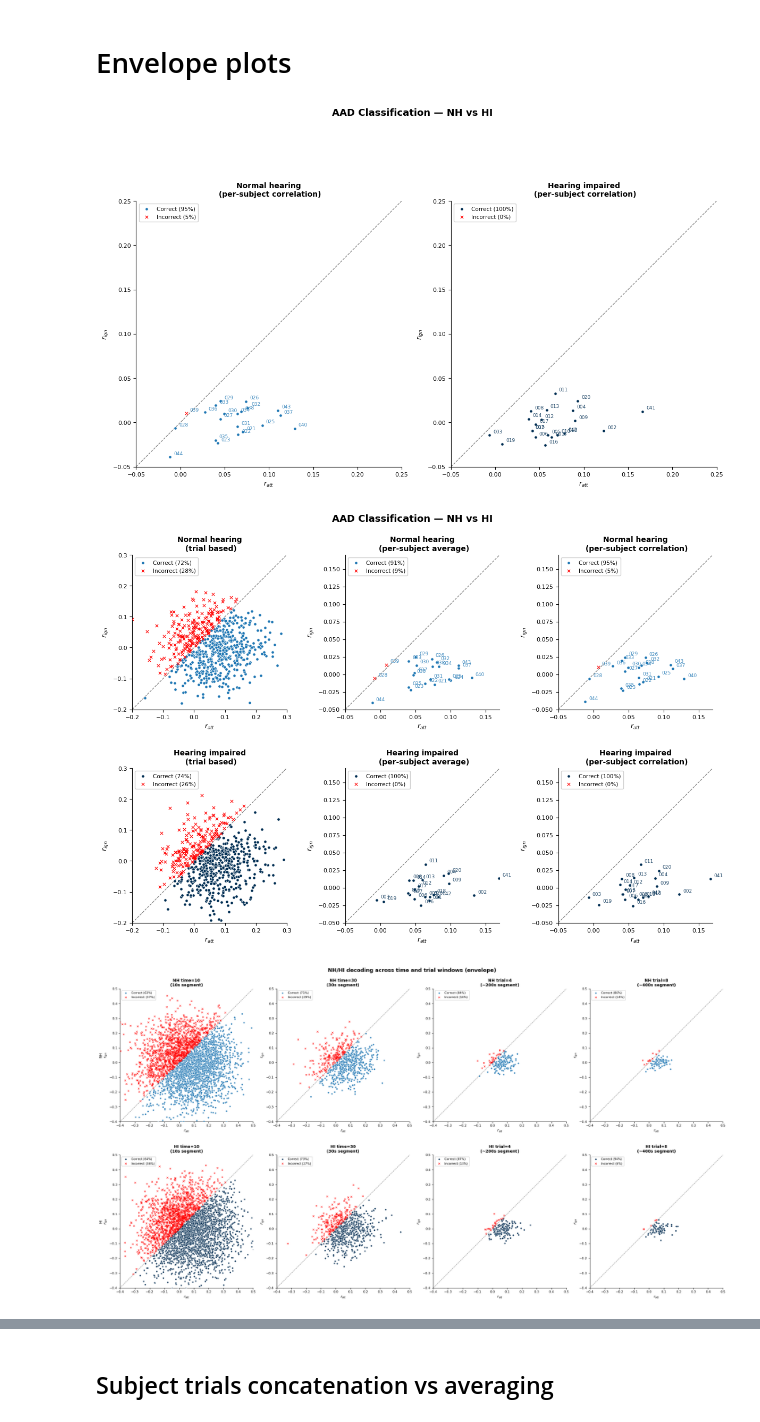
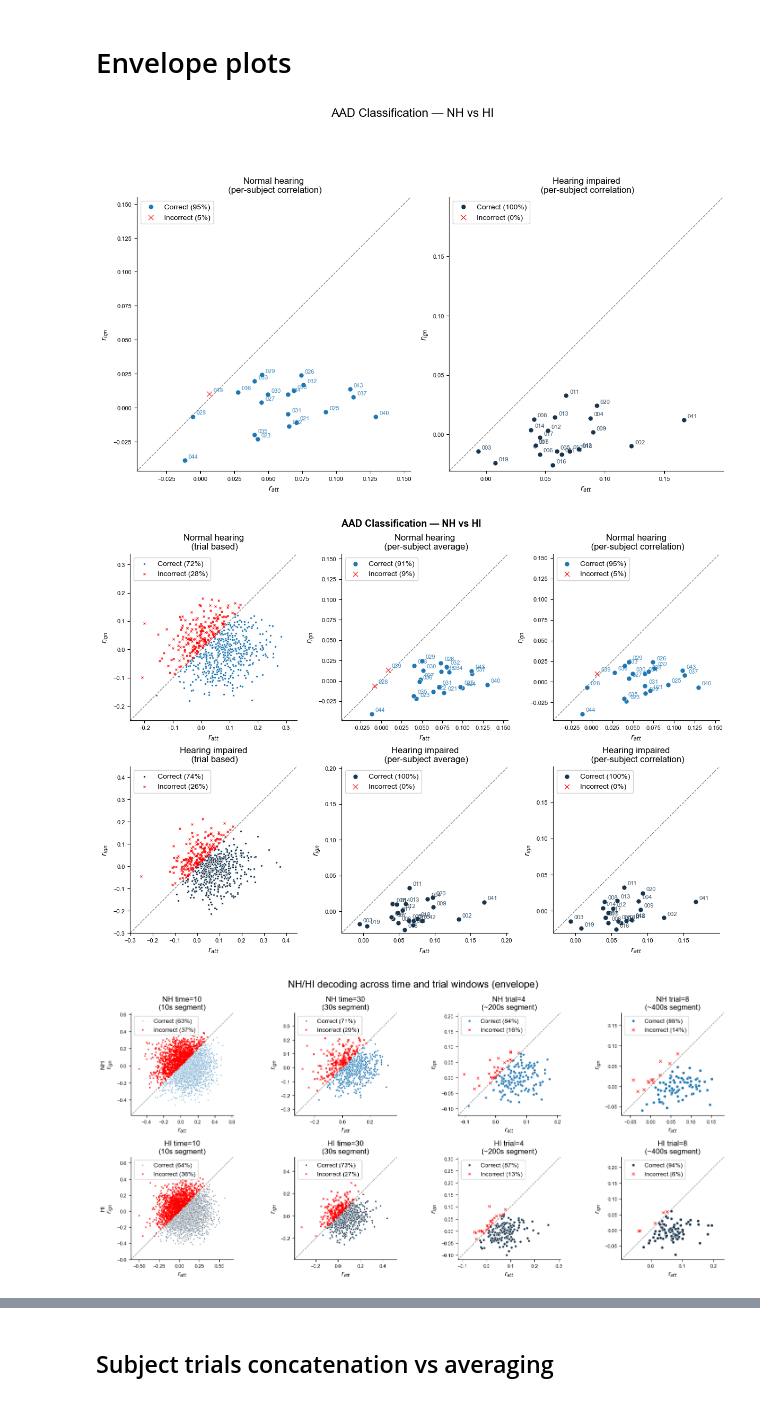
Before and after one commit to sylmester/modelling-eeg-to-speech, a Jupyter notebook: beyond/across-datasets/fuglsang-in-snhl/figures.ipynb, the cells around one changed output, grey strips where cells are left out. Cells and saved outputs as stored; diff of their text form; code cells hidden in the pictures.

Commit message:
Plots done!!

```diff
--- a/beyond/across-datasets/fuglsang-in-snhl/figures.ipynb
+++ b/beyond/across-datasets/fuglsang-in-snhl/figures.ipynb
@@ -120,7 +121,8 @@ dtype: object
 # %%
 # Plotting function ------------------------------------------------------
 
-def plot_scatter_panel(ax, df, color, title, groupby_subject=False, annotate=False, lim = [-0.4, 0.50]):
+def plot_scatter_panel(ax, df, color, title, groupby_subject=False, annotate=False, dot_size=110):
+
 
     if groupby_subject:
         agg       = df.groupby('subject')[['r_att', 'r_ign']].mean()
@@ -135,28 +137,31 @@ def plot_scatter_panel(ax, df, color, title, groupby_subject=False, annotate=Fal
     correct = r_att > r_ign
     acc     = correct.mean()
 
+    dot_size = dot_size / np.sqrt(len(correct) * 0.3)  # scale dot size by number of points
+
     ax.scatter(r_att[correct],  r_ign[correct],
                color=color, edgecolors='white', linewidths=0.5,
-               s=15, zorder=3, marker='o', label=f'Correct ({acc:.0%})')
+               s=dot_size, zorder=3, marker='o', label=f'Correct ({acc:.0%})')
     ax.scatter(r_att[~correct], r_ign[~correct],
                color="red", edgecolors='red', linewidths=0.8,
-               s=15, zorder=3, marker='x', label=f'Incorrect ({1-acc:.0%})')
+               s=dot_size, zorder=3, marker='x', label=f'Incorrect ({1-acc:.0%})')
 
     if annotate:
         for s, x, y in zip(labels, r_att, r_ign):
             ax.annotate(s, (x, y),
                         textcoords='offset points', xytext=(5, 3),
-                        fontsize=6.5, color=color, alpha=0.85)
+                        color=color, alpha=0.85, fontsize=8)
 
     all_r = np.concatenate([r_att, r_ign])
+    lim = [min(all_r) * 1.2, max(all_r) * 1.2]
     ax.plot(lim, lim, 'k--', linewidth=0.9, alpha=0.5, zorder=2)
     ax.set_xlim(lim)
     ax.set_ylim(lim)
     ax.set_aspect('equal')
-    ax.set_xlabel(r'$r_{att}$', fontsize=9)
-    ax.set_ylabel(r'$r_{ign}$', fontsize=9)
-    ax.set_title(title, fontsize=10, fontweight='bold')
-    ax.legend(fontsize=7.5, loc='upper left', framealpha=0.9)
+    ax.set_xlabel(r'$r_{att}$', fontsize=10)
+    ax.set_ylabel(r'$r_{ign}$', fontsize=10)
+    ax.set_title(title, fontsize=12)
+    ax.legend(loc='upper left', framealpha=0.9)
     ax.spines[['top', 'right']].set_visible(False)
     ax.tick_params(labelsize=8)
 # %%
@@ -168,23 +173,21 @@ plot_scatter_panel(
     color='tab:blue',
     title='Normal hearing\n (per-subject correlation)',
     groupby_subject=False,
-    annotate=True,
-    lim=[-0.05,0.25]
+    annotate=True
 )
 plot_scatter_panel(
     ax_hi, results_hi_cat,
-    color='#002D52',
+    color='#19354D',
     title='Hearing impaired\n (per-subject correlation)',
     groupby_subject=False,
-    annotate=True,
-    lim=[-0.05,0.25]
+    annotate=True
 )
-fig.suptitle('AAD Classification — NH vs HI', fontsize=13, fontweight='bold')
+fig.suptitle('AAD Classification — NH vs HI')
 fig.tight_layout()
-fig.savefig(BEYOND_FIGURES_DIR / 'aad_subject_scatter_nh_hi.png', dpi=170, bbox_inches='tight')
+fig.savefig(BEYOND_FIGURES_DIR / 'beyond_aad_subject_scatter_nh_hi.png', dpi=170, bbox_inches='tight')
 plt.show()
 # %% [output]
-[figure, old version]
+[figure, new version]
 # %%
 # ALL AAD APPROACHES --------------------------------------
 fig, axes = plt.subplots(2, 3, figsize=(12, 8.5))
@@ -195,58 +198,52 @@ plot_scatter_panel(
     ax_nh1, results_nh,
     color='tab:blue',
     title='Normal hearing\n (trial based)',
-    groupby_subject=False,
-    lim=[-0.2,0.3]
+    groupby_subject=False
 )
 plot_scatter_panel(
     ax_nh2, results_nh,
     color='tab:blue',
     title='Normal hearing\n (per-subject average)',
     groupby_subject=True,
-    annotate=True,
-    lim=[-0.05,0.17]
+    annotate=True
 )
 plot_scatter_panel(
     ax_nh3, results_nh_cat,
     color='tab:blue',
     title='Normal hearing\n (per-subject correlation)',
     groupby_subject=False,
-    annotate=True,
-    lim=[-0.05,0.17]
+    annotate=True
 )
 
 
 plot_scatter_panel(
     ax_hi1, results_hi,
-    color='#002D52',
+    color='#19354D',
     title='Hearing impaired\n (trial based)',
-    groupby_subject=False,
-    lim=[-0.2,0.3]
+    groupby_subject=False
 )
 plot_scatter_panel(
     ax_hi2, results_hi,
-    color='#002D52',
+    color='#19354D',
     title='Hearing impaired\n (per-subject average)',
     groupby_subject=True,
-    annotate=True,
-    lim=[-0.05,0.17]
+    annotate=True
 )
 plot_scatter_panel(
     ax_hi3, results_hi_cat,
-    color='#002D52',
+    color='#19354D',
     title='Hearing impaired\n (per-subject correlation)',
     groupby_subject=False,
-    annotate=True,
-    lim=[-0.05,0.17]
+    annotate=True
 )
 
 
 fig.suptitle('AAD Classification — NH vs HI', fontsize=13, fontweight='bold')
 fig.tight_layout()
-fig.savefig(BEYOND_FIGURES_DIR / 'aad_scatter_nh_hi.png', dpi=170, bbox_inches='tight')
+#fig.savefig(BEYOND_FIGURES_DIR / 'beyond_aad_scatter_nh_hi.png', dpi=170, bbox_inches='tight')
 plt.show()
 # %% [output]
-[figure, old version]
+[figure, new version]
 # %%
  # ── PLOT: time + trial windows ───────────────────────────────────────────────
 
@@ -255,7 +252,7 @@ all_windows = (
     [('envelope', 'trial', n) for n in [4, 8]]
 )
 
-fig, axes = plt.subplots(2, len(all_windows), figsize=(22, 12))
+fig, axes = plt.subplots(2, len(all_windows), figsize=(15, 7))
 
 for col, (preprefix, prefix, n) in enumerate(all_windows):
 
@@ -265,40 +262,38 @@ for col, (preprefix, prefix, n) in enumerate(all_windows):
     else:
         title = f'~{n*50}s segment'
 
     # NH
     plot_scatter_panel(
         axes[0, col],
         nh[preprefix][prefix][n]['concatenate'],
         color='tab:blue',
-        title=f'NH {prefix}={n}\n({title})'
+        title=f'NH {prefix}={n}\n({title})',
     )
 
     # HI
     plot_scatter_panel(
         axes[1, col],
         hi[preprefix][prefix][n]['concatenate'],
-        color="#002D52",
-        title=f'HI {prefix}={n}\n({title})'
+        color="#19354D",
+        title=f'HI {prefix}={n}\n({title})',
     )
 
-axes[0, 0].set_ylabel('NH\n$r_{ign}$', fontsize=9)
-axes[1, 0].set_ylabel('HI\n$r_{ign}$', fontsize=9)
+axes[0, 0].set_ylabel('NH\n$r_{ign}$')
+axes[1, 0].set_ylabel('HI\n$r_{ign}$')
 
 fig.suptitle(
     'NH/HI decoding across time and trial windows (envelope)',
-    fontsize=13,
-    fontweight='bold'
 )
 
 fig.tight_layout()
 
 fig.savefig(
-    BEYOND_FIGURES_DIR / 'aad_scatter_nh_hi_windows.png',
+    BEYOND_FIGURES_DIR / 'beyond_aad_scatter_nh_hi_windows_envelope.png',
     dpi=170,
     bbox_inches='tight'
 )
 
 plt.show()
 # %% [output]
-[figure, old version]
+[figure, new version]
 # %%
```
Also changed, not shown: parts of 8 cells of this notebook, 3 other files.
